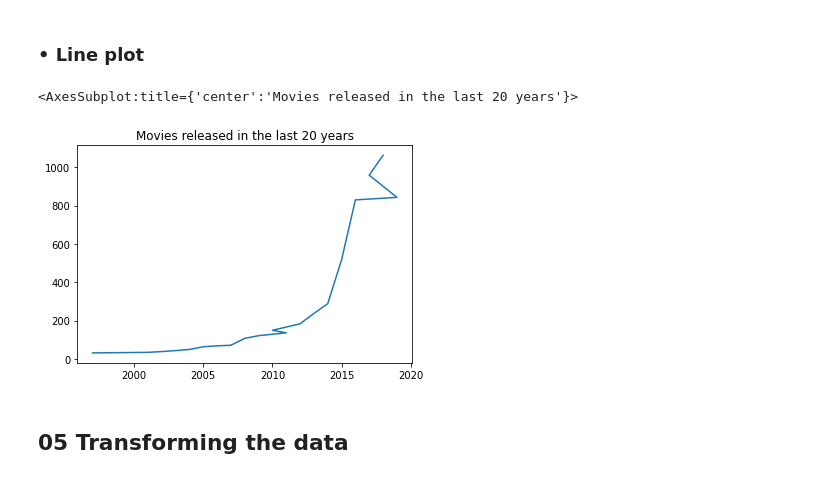
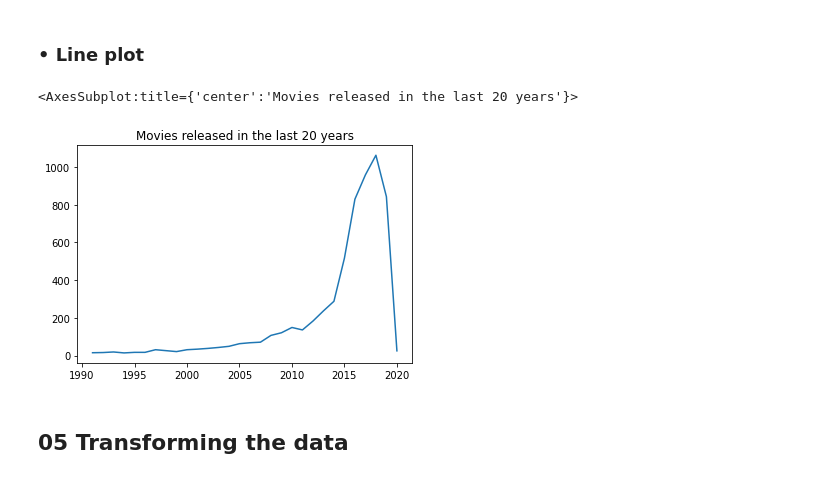
Before and after one commit to erichho/01-Intro-to-Pandas, a Jupyter notebook: 01 Intro to Pandas.ipynb, the cells around one changed output. Drawn from its saved outputs; the diff is of its cells as text; code cells hidden in the pictures.

```diff
--- a/01 Intro to Pandas.ipynb
+++ b/01 Intro to Pandas.ipynb
@@ -113,10 +113,10 @@ df['country'].value_counts().head(5).plot.bar(title="Movies by Country")
 # %% [markdown]
 ### • Line plot
 # %%
-df['release_year'].value_counts().sort_values().tail(20).plot.line(title="Movies released in the last 20 years")
+df['release_year'].value_counts().sort_index().tail(30).plot.line(title="Movies released in the last 20 years")
 # %% [output]
 <AxesSubplot:title={'center':'Movies released in the last 20 years'}>
-[figure, old version]
+[figure, new version]
 # %% [markdown]
 ## 05 Transforming the data
 # %% [markdown]
```
